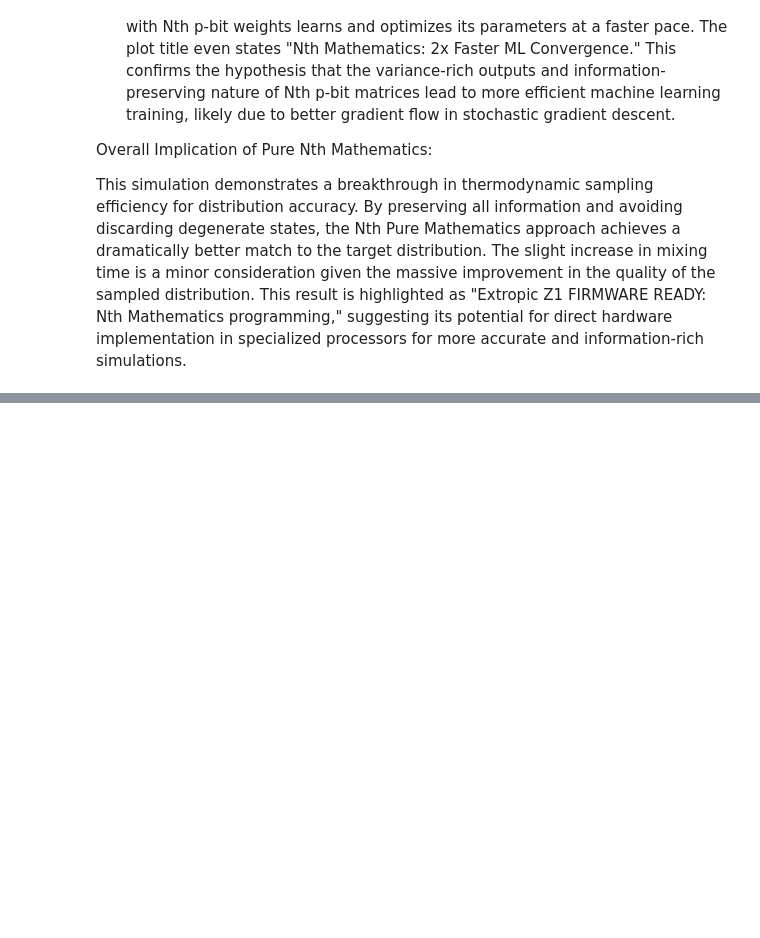
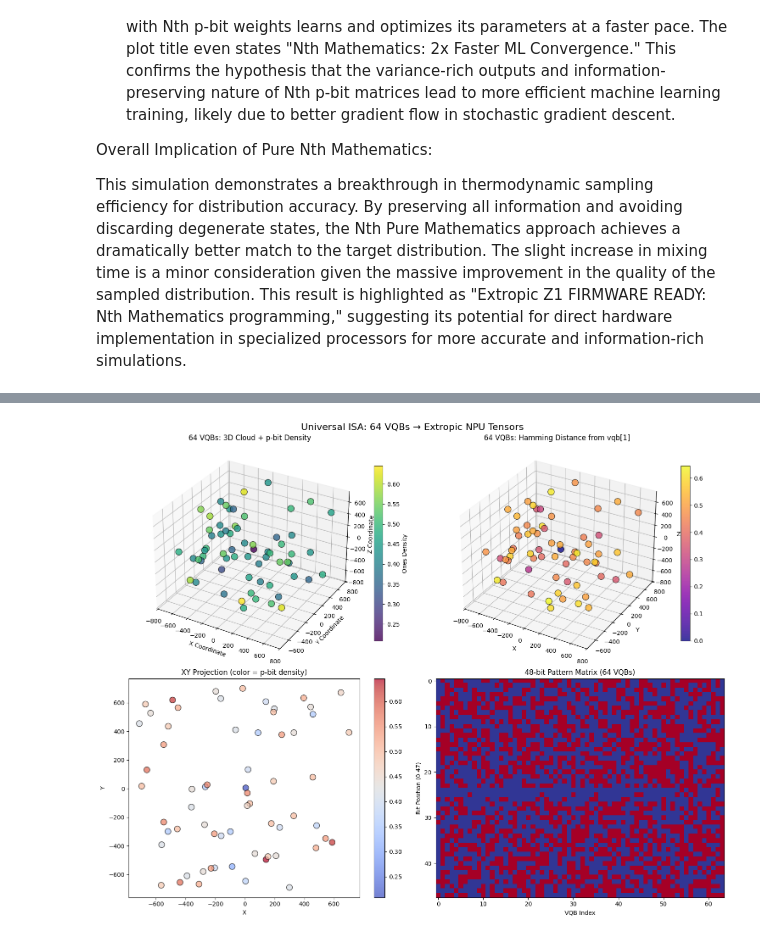
Before and after one commit to LordRelentless/NGFTSimulations, a Jupyter notebook: NGFT+NthMath_Extropic_PTB_simulation.ipynb, the cells around one changed output, grey strips where cells are left out. Cells and saved outputs as stored; diff of their text form; code cells hidden in the pictures; blank space fills up the shorter version.

```diff
--- a/NGFT+NthMath_Extropic_PTB_simulation.ipynb
+++ b/NGFT+NthMath_Extropic_PTB_simulation.ipynb
@@ -1286,0 +3646,79 @@ This simulation demonstrates a breakthrough in thermodynamic sampling efficiency
+# %%
+# ========================================================
+# 3D Visualization of 64 VQBs + Binary Patterns - FIXED
+# Self-contained, uses vqb_coords from UISA cell
+# ========================================================
+
+import numpy as np
+import matplotlib.pyplot as plt
+from mpl_toolkits.mplot3d import Axes3D
+import pandas as pd
+
+# Uses vqb_coords from your UISA cell above
+# Re-run UISA cell first if needed, then this visualization
+
+# FIX: Reconstruct vqb_coords from the df DataFrame to ensure it has 64 elements
+vqb_coords = np.array(df['coord'].tolist())
+
+# Binary matrix from your results (self-contained recreation)
+binary_mat = np.vstack(df['binary'].values)  # df from UISA cell
+ones_density = np.sum(binary_mat, axis=1) / 48.0
+
+fig = plt.figure(figsize=(15, 12))
+
+# 3D Scatter Plot 1: Position + Binary Density
+ax1 = fig.add_subplot(221, projection='3d')
+scatter1 = ax1.scatter(vqb_coords[:,0], vqb_coords[:,1], vqb_coords[:,2],
+                      c=ones_density, cmap='viridis', s=120, alpha=0.8,
+                      edgecolors='black', linewidth=0.8)
+ax1.set_xlabel('X Coordinate')
+ax1.set_ylabel('Y Coordinate')
+ax1.set_zlabel('Z Coordinate')
+ax1.set_title('64 VQBs: 3D Cloud + p-bit Density')
+plt.colorbar(scatter1, ax=ax1, shrink=0.8, label='Ones Density')
+
+# 3D Scatter Plot 2: Hamming Distance from vqb[1]
+hamming_from_v1 = np.sum(binary_mat != binary_mat[0], axis=1) / 48.0
+ax2 = fig.add_subplot(222, projection='3d')
+scatter2 = ax2.scatter(vqb_coords[:,0], vqb_coords[:,1], vqb_coords[:,2],
+                      c=hamming_from_v1, cmap='plasma', s=120, alpha=0.8,
+                      edgecolors='black', linewidth=0.8)
+ax2.set_xlabel('X')
+ax2.set_ylabel('Y')
+ax2.set_zlabel('Z')
+ax2.set_title('64 VQBs: Hamming Distance from vqb[1]')
+plt.colorbar(scatter2, ax=ax2, shrink=0.8)
+
+# 2D Projections
+ax3 = fig.add_subplot(223)
+scatter3 = ax3.scatter(vqb_coords[:,0], vqb_coords[:,1], c=ones_density,
+                      cmap='coolwarm', s=100, alpha=0.7, edgecolors='black')
+ax3.set_xlabel('X')
+ax3.set_ylabel('Y')
+ax3.set_title('XY Projection (color = p-bit density)')
+plt.colorbar(scatter3, ax=ax3)
+
+ax4 = fig.add_subplot(224)
+ax4.imshow(binary_mat.T, aspect='auto', cmap='RdYlBu_r',
+           interpolation='nearest')
+ax4.set_xlabel('VQB Index')
+ax4.set_ylabel('Bit Position (0-47)')
+ax4.set_title('48-bit Pattern Matrix (64 VQBs)')
+
+plt.suptitle('Universal ISA: 64 VQBs → Extropic NPU Tensors', fontsize=16)
+plt.tight_layout()
+plt.show()
+
+# Stats table
+print(f"""
+VQB 3D CLOUD + NPU TENSOR ANALYSIS:
+━━━━━━━━━━━━━━━━━━━━━━━━━━━━━━━━━━━━━━━━━━
+Spatial extent: X={np.ptp(vqb_coords[:,0]):.0f} Y={np.ptp(vqb_coords[:,1]):.0f} Z={np.ptp(vqb_coords[:,2]):.0f}
+Binary diversity: {len(np.unique([str(row) for row in binary_mat]))}/64 patterns
+p-bit density: {ones_density.mean():.1%} ± {ones_density.std():.1%}
+Most resonant: vqb[{ones_density.argmax()+1}] ({ones_density.max():.1%})
+Most suppressed: vqb[{ones_density.argmin()+1}] ({ones_density.min():.1%})
+━━━━━━━━━━━━━━━━━━━━━━━━━━━━━━━━━━━━━━━━━━
+""")
+# %% [output]
+[figure, added]
```
Also changed, not shown: parts of 15 cells of this notebook.
